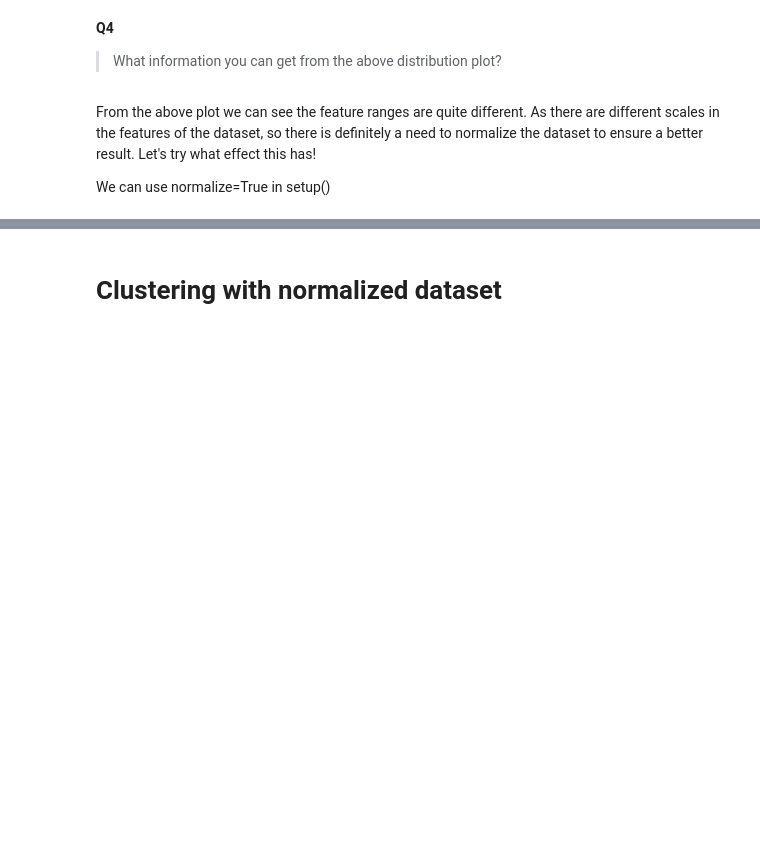
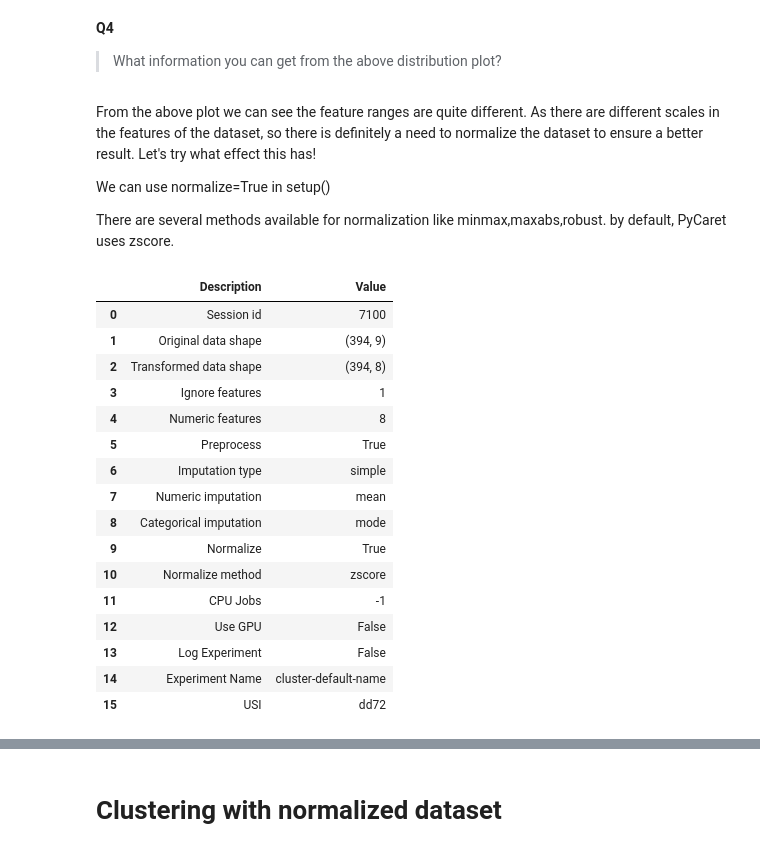
Before and after one commit to thilinib/CBM101, a Jupyter notebook: E_Macine_Learning/2_clustering_diabetes.ipynb, the cells around one changed output, grey strips where cells are left out. Drawn from its saved outputs; the diff is of its cells as text; code cells hidden in the pictures; blank space fills up the shorter version.

```diff
--- a/E_Macine_Learning/2_clustering_diabetes.ipynb
+++ b/E_Macine_Learning/2_clustering_diabetes.ipynb
@@ -112,5 +252,25 @@ plot_model(kmeans, plot = 'distribution', feature="Glucose")
 From the above plot we can see the feature ranges are quite different. As there are different scales in the features of the dataset, so there is definitely a need to normalize the dataset to ensure a better result.  Let's try what effect this has!
 
 We can use normalize=True in setup()
+
+ There are several methods available for normalization like minmax,maxabs,robust. by default, PyCaret uses zscore.
 # %%
-s = setup(df, normalize=True, ignore_features='Outcome')
+s = setup(df, normalize=True, ignore_features=['Outcome'])
+# %% [output]
+|  | Description | Value |
+| 0 | Session id | 7100 |
+| 1 | Original data shape | (394, 9) |
+| 2 | Transformed data shape | (394, 8) |
+| 3 | Ignore features | 1 |
+| 4 | Numeric features | 8 |
+| 5 | Preprocess | True |
+| 6 | Imputation type | simple |
+| 7 | Numeric imputation | mean |
+| 8 | Categorical imputation | mode |
+| 9 | Normalize | True |
+| 10 | Normalize method | zscore |
+| 11 | CPU Jobs | -1 |
+| 12 | Use GPU | False |
+| 13 | Log Experiment | False |
+| 14 | Experiment Name | cluster-default-name |
+| 15 | USI | dd72 |
```
Also changed, not shown: parts of 48 cells of this notebook.
